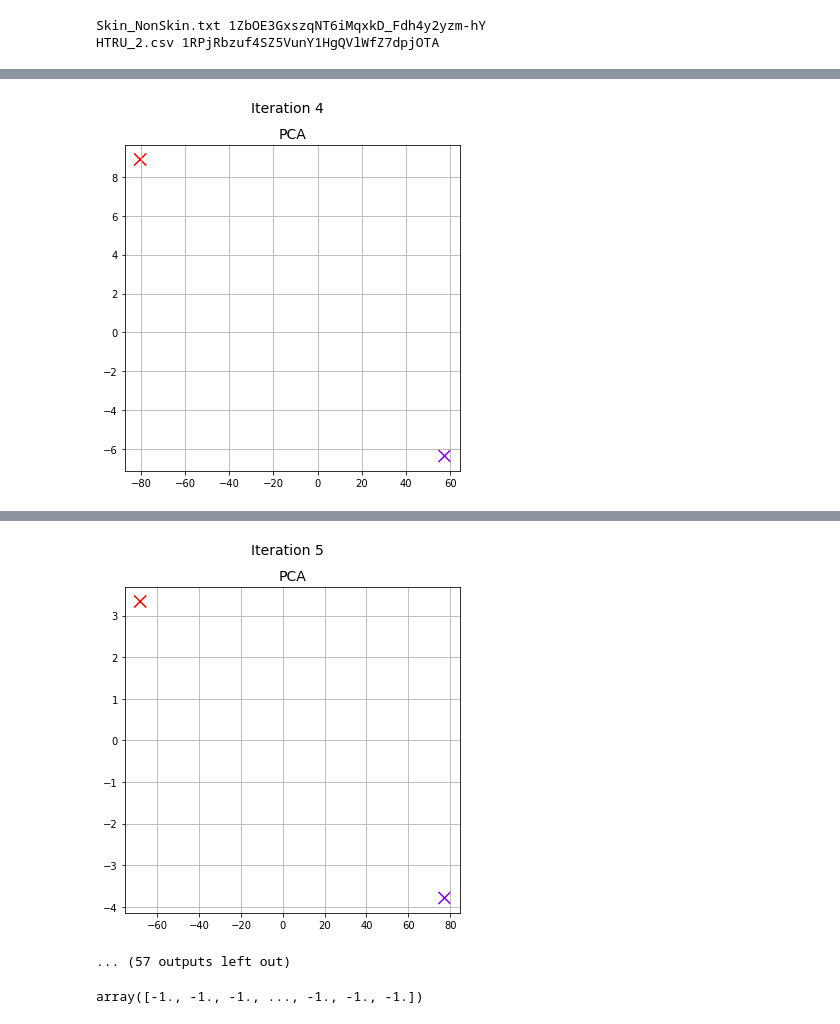
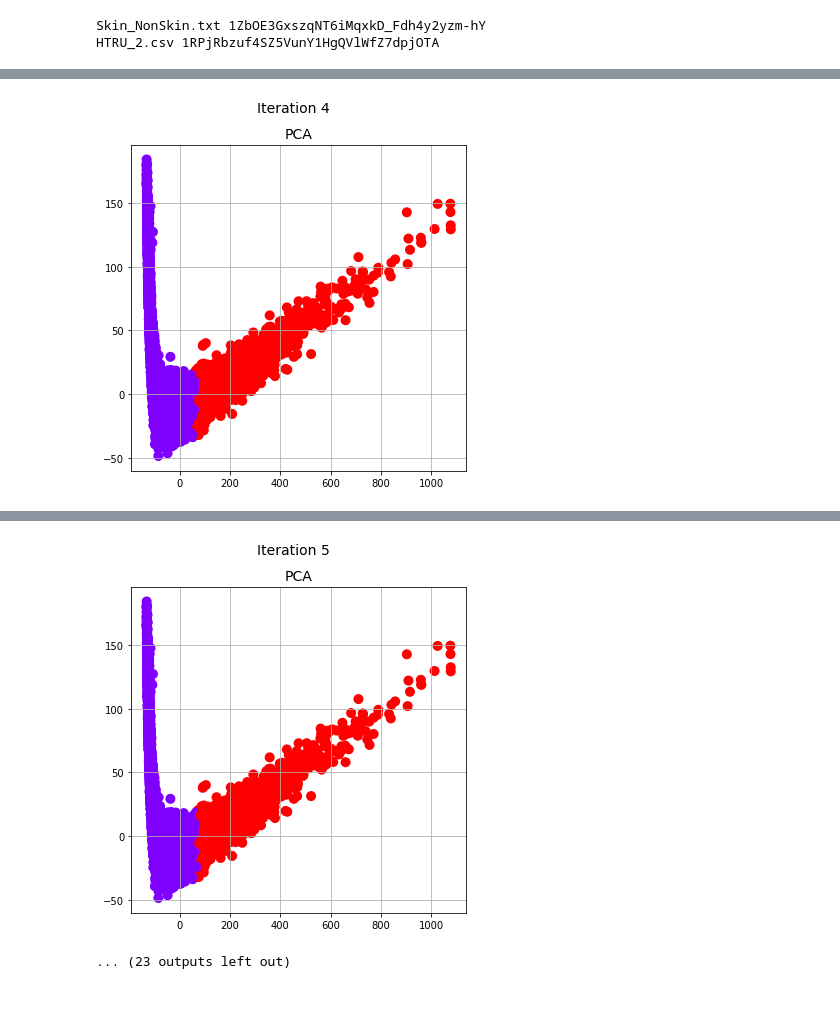
Before and after one commit to joaxkal/SDM, a Jupyter notebook: kmeans/KMeans.ipynb, the cells around one changed output, grey strips where cells are left out. Drawn from its saved outputs; the diff is of its cells as text; code cells hidden in the pictures.

Commit message:
fix calculate 2 centroids method

```diff
--- a/kmeans/KMeans.ipynb
+++ b/kmeans/KMeans.ipynb
@@ -220,8 +223,9 @@ HTRU_2.csv 1RPjRbzuf4SZ5VunY1HgQVlWfZ7dpjOTA
 # %%
 # Own implementation testing:
 ex4=Kmeans(2, data_htru)
-ex4.initialize_clusters(method='kmpp')
-ex4.Lloyd(make_plots=True)
+# TODO: assign clusters to points in kmpp; only forgy working
+ex4.initialize_clusters(method='forgy')
+ex4.MacQueen(make_plots=True)
 own_NMI= normalized_mutual_info_score(data_htru_raw[:,-1], ex4.points[:,-2])
 print('own implementation:',own_NMI)
 
@@ -244 +248 @@ ITERATION 4 2020-03-22 17:38:46.445608
-[figure, old version]
+[figure, new version]
@@ -246,6 +250,2 @@ ITERATION 5 2020-03-22 17:38:46.805000
-[figure, old version]
+[figure, new version]
-... (57 outputs left out)
+... (23 outputs left out)
-# %%
-ex4.points[:, -2]
-# %% [output]
-array([-1., -1., -1., ..., -1., -1., -1.])
```
Also changed, not shown: parts of 4 cells of this notebook.
